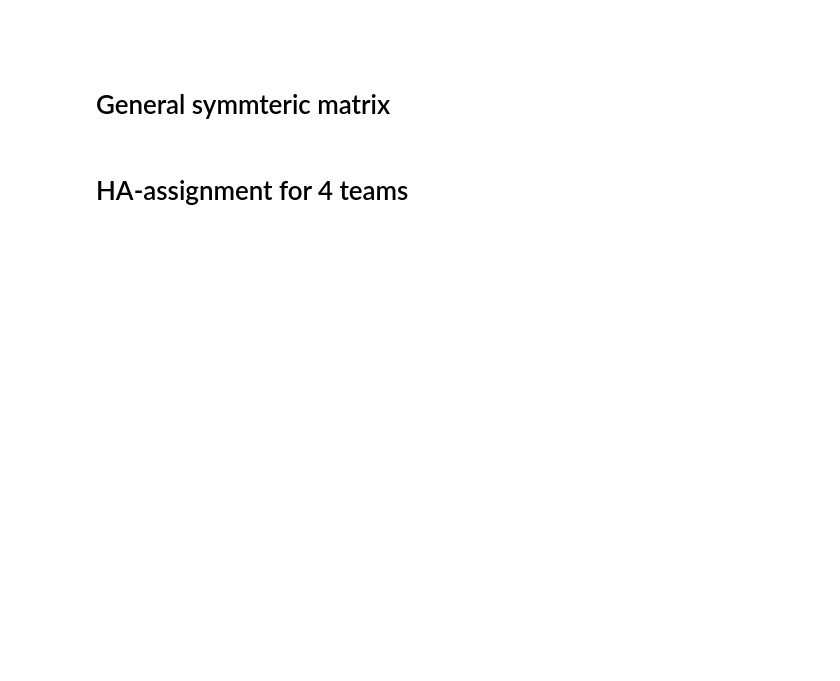
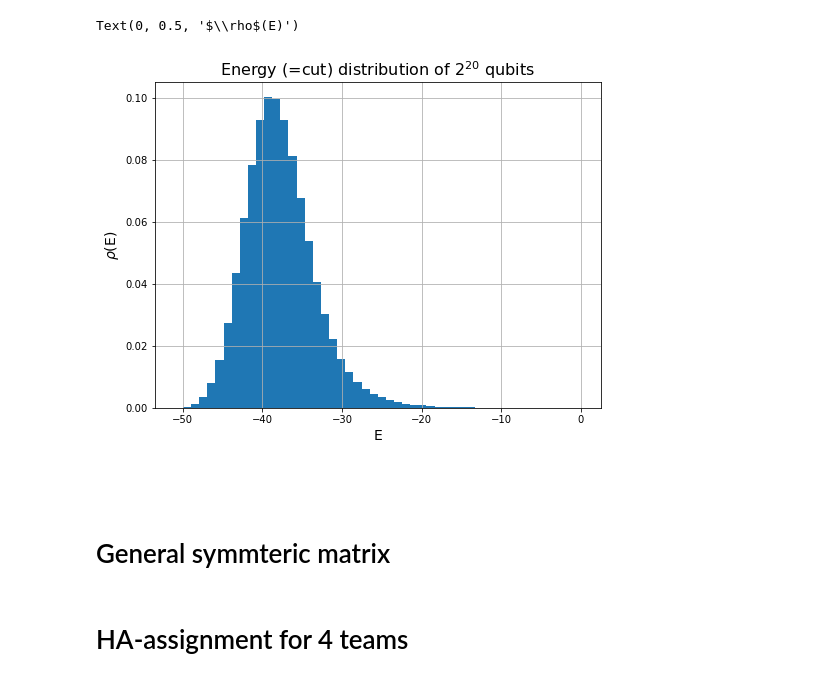
Before and after one commit to Balint831/SciMod, a Jupyter notebook: project/src/main.ipynb, the cells around one changed output. Saved outputs shown, nothing was run; the diff lists cells and outputs as text; code cells hidden in the pictures; blank space fills up the shorter version.

```diff
--- a/project/src/main.ipynb
+++ b/project/src/main.ipynb
@@ -32,3 +95,13 @@ b_symm = (b + b.T)/2
+# %%
+plt.figure(figsize=(8,6))
+plt.hist(energies,bins = 50, density=True)
+plt.grid()
+plt.title("Energy (=cut) distribution of $2^{20}$ qubits",size=16)
+plt.xlabel("E",size=14)
+plt.ylabel(r"$\rho$(E)",size=14)
+# %% [output]
+Text(0, 0.5, '$\\rho$(E)')
+[figure, added]
 # %% [markdown]
 #
 # %% [markdown]
```
Also changed, not shown: parts of 29 cells of this notebook, 11 other files.
